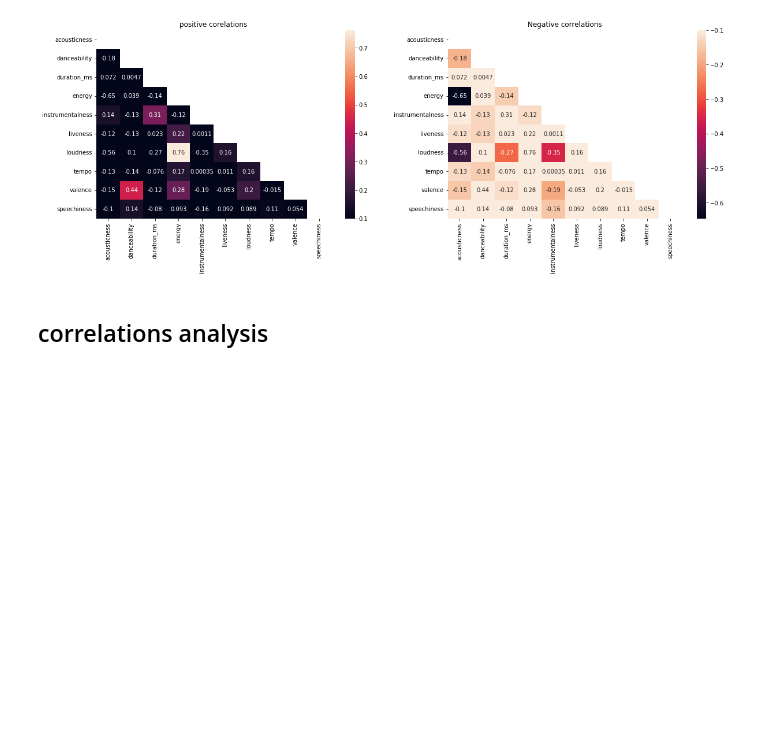
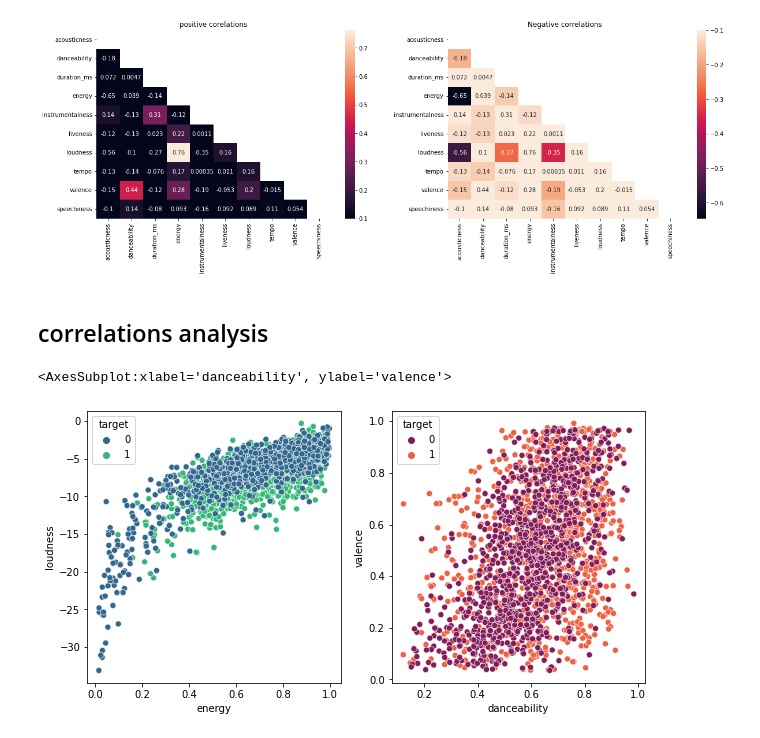
Before and after one commit to srujith-reddy/spotify, a Jupyter notebook: Spotify.ipynb, the cells around one changed output. Cells and saved outputs as stored; diff of their text form; code cells hidden in the pictures; blank space fills up the shorter version.

```diff
--- a/Spotify.ipynb
+++ b/Spotify.ipynb
@@ -126,3 +126,13 @@ Text(0.5, 1.0, 'Negative correlations')
 [figure]
 # %% [markdown]
 ## correlations analysis
+# %%
+# by looking at the corr matrix we find that (energy X loudness) and (danceability X valence has +ve relation)
+fig,axes=plt.subplots(1,2,figsize=(10,5))
+axes=axes.flatten()
+palettes=['viridis','rocket']
+sns.scatterplot(data=playlist,x='energy',y='loudness',ax=axes[0],hue='target',palette=palettes[0])
+sns.scatterplot(data=playlist,x='danceability',y='valence',ax=axes[1],hue='target',palette=palettes[1])
+# %% [output]
+<AxesSubplot:xlabel='danceability', ylabel='valence'>
+[figure, added]
```
Also changed, not shown: parts of 11 cells of this notebook.
